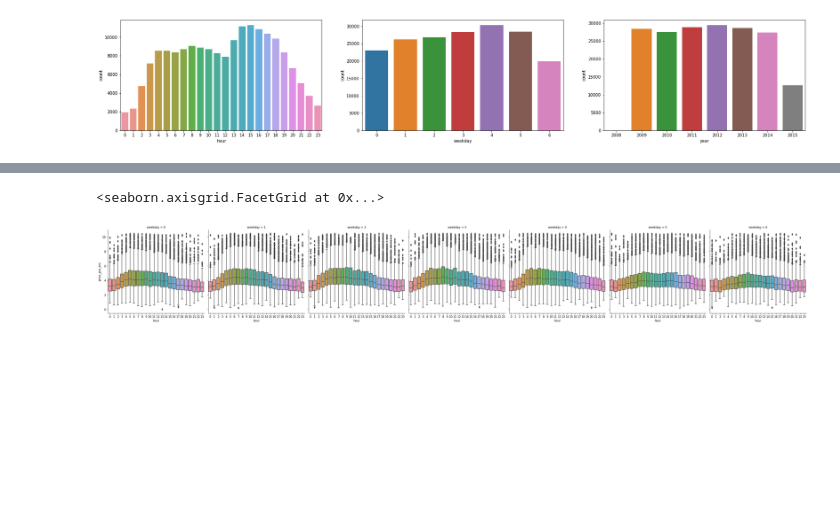
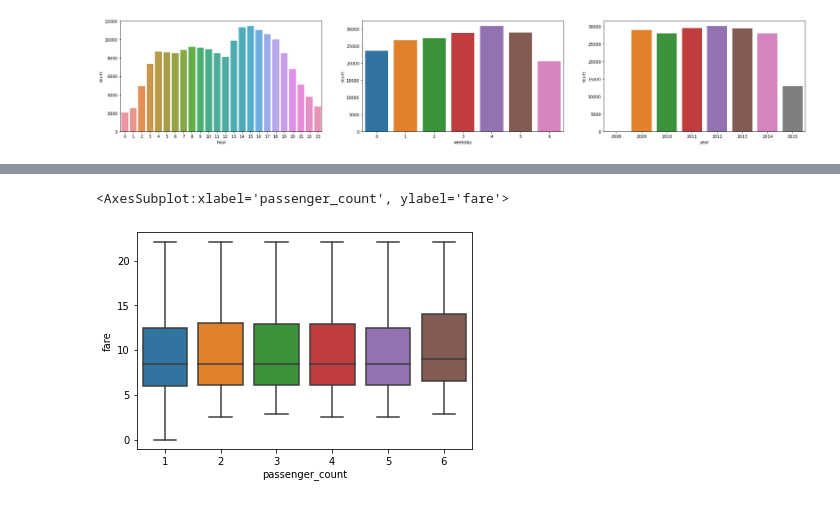
Before and after one commit to mikemykhaylov/uber-fares, a Jupyter notebook: notebooks/0.2_exploration/0.2-mmykhaylov-further-exploration.ipynb, the cells around one changed output, grey strips where cells are left out. Drawn from its saved outputs; the diff is of its cells as text; code cells hidden in the pictures; blank space fills up the shorter version.

```diff
--- a/notebooks/0.2_exploration/0.2-mmykhaylov-further-exploration.ipynb
+++ b/notebooks/0.2_exploration/0.2-mmykhaylov-further-exploration.ipynb
@@ -33,3 +18,5 @@ dtype: object
+# %%
+df['price_per_km'] = df['fare'] / df['distance']
 # %%
 fig, ax = plt.subplots(1, 3, figsize=(30,5))
 
@@ -56,5 +61,5 @@ sns.scatterplot(x='distance', y='price_per_km', data=df, ax=ax[2])
 # %%
-sns.catplot(x="hour", y='price_per_km', col='weekday', kind='box', data=df)
+sns.boxplot(x='passenger_count', y='fare', data=df)
 # %% [output]
-<seaborn.axisgrid.FacetGrid at 0x...>
+<AxesSubplot:xlabel='passenger_count', ylabel='fare'>
-[figure, old version]
+[figure, new version]
```
Also changed, not shown: parts of 13 cells of this notebook, 3 other files.
